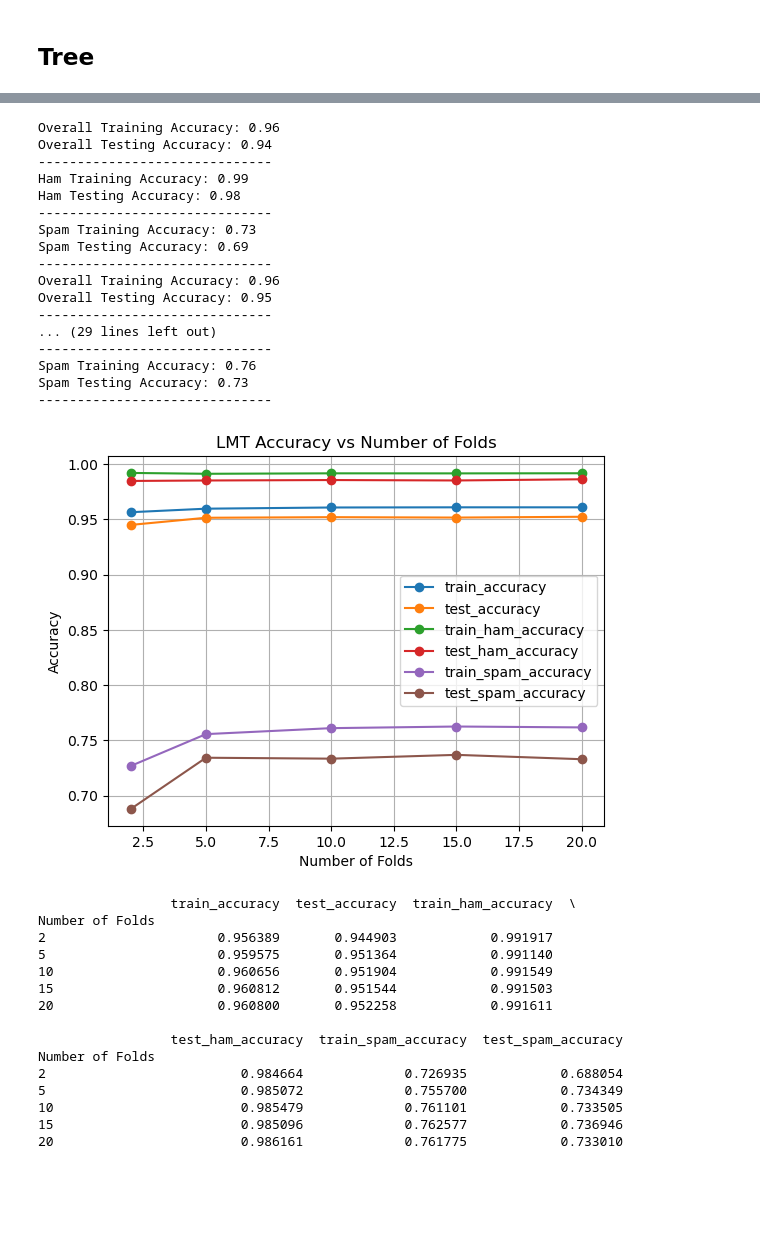
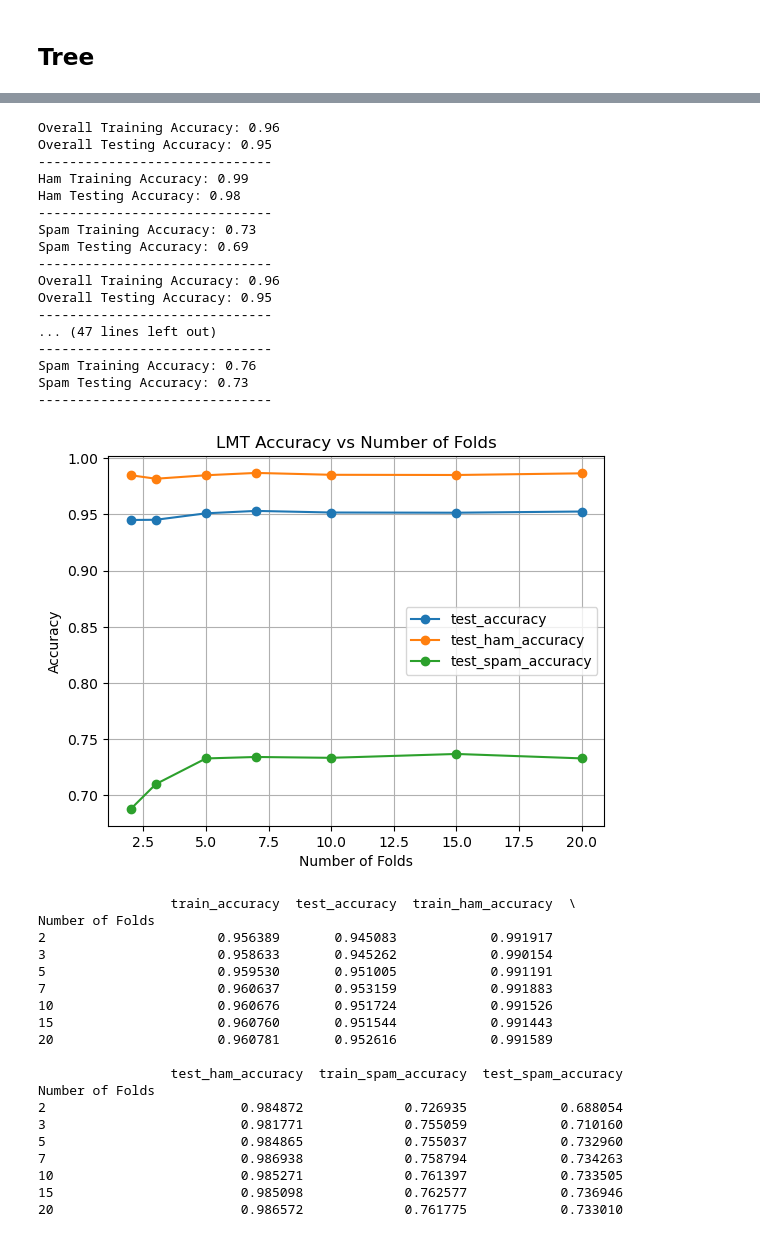
Before and after one commit to mintentha/spamDetection, a Jupyter notebook: spamDetection.ipynb, the cells around one changed output, grey strips where cells are left out. Cells and saved outputs as stored; diff of their text form; code cells hidden in the pictures; blank space fills up the shorter version.

```diff
--- a/spamDetection.ipynb
+++ b/spamDetection.ipynb
@@ -324,7 +329,7 @@ Spam Testing Accuracy: 0.92
 5             0.926951            0.899228
 6             0.960593            0.915132
 # %%
-list_folds = [2, 5, 10, 15, 20]
+list_folds = [2, 3, 5, 7, 10, 15, 20]
 results = {'train_accuracy': [], 'test_accuracy': [],
            'train_ham_accuracy': [], 'test_ham_accuracy': [],
            'train_spam_accuracy': [], 'test_spam_accuracy': []}
@@ -339,7 +344,7 @@ for folds in list_folds:
     results['test_spam_accuracy'].append(test_spam_acc)
 
 # Plot the results
-for key in ['train_accuracy', 'test_accuracy', 'train_ham_accuracy', 'test_ham_accuracy', 'train_spam_accuracy', 'test_spam_accuracy']:
+for key in ['test_accuracy', 'test_ham_accuracy', 'test_spam_accuracy']:
     plt.plot(list_folds, results[key], marker='o', label=key)
 
 plt.title('SVM Accuracy vs Number of Folds')
@@ -389,3 +398,25 @@ Number of Folds
 10                        0.956092             0.865506            0.844533
 15                        0.955747             0.866429            0.849291
 20                        0.956183             0.866408            0.848556
+# %%
+repeats = 10
+results = {'test_accuracy': [],
+           'test_ham_accuracy': [],
+           'test_spam_accuracy': []}
+
+# Run k-fold cross-validation for SVM with k=10, multiple times
+for _ in range(repeats):
+    _, test_acc, _, test_ham_acc, _, test_spam_acc = svm_test(folds=10, max_features=100)
+
+    # Append results
+    results['test_accuracy'].append(test_acc)
+    results['test_ham_accuracy'].append(test_ham_acc)
+    results['test_spam_accuracy'].append(test_spam_acc)
+
+# Save the results in a DataFrame
+df_accuracies = pd.DataFrame(results)
+df_accuracies.index.name = 'Run'
+print(df_accuracies)
+
+# Save results to CSV
+df_accuracies.to_csv('svm_accuracies_k10_repeats.csv', index=True)
@@ -621,6 +670,6 @@ Spam Testing Accuracy: 0.76
 6             0.806297            0.761389
 # %%
-list_folds = [2, 5, 10, 15, 20]
+list_folds = [2, 3, 5, 7, 10, 15, 20]
 results = {'train_accuracy': [], 'test_accuracy': [],
            'train_ham_accuracy': [], 'test_ham_accuracy': [],
            'train_spam_accuracy': [], 'test_spam_accuracy': []}
@@ -635,53 +684,57 @@ for folds in list_folds:
     results['test_spam_accuracy'].append(test_spam_acc)
 
 # Plot the results
-for key in ['train_accuracy', 'test_accuracy', 'train_ham_accuracy', 'test_ham_accuracy', 'train_spam_accuracy', 'test_spam_accuracy']:
+for key in ['test_accuracy', 'test_ham_accuracy', 'test_spam_accuracy']:
     plt.plot(list_folds, results[key], marker='o', label=key)
 
 plt.title('LMT Accuracy vs Number of Folds')
 plt.xlabel('Number of Folds')
 plt.ylabel('Accuracy')
 plt.legend()
 plt.grid(True)
 plt.show()
 
 # Save the results in a DataFrame
 df_accuracies = pd.DataFrame(results, index=list_folds)
 df_accuracies.index.name = 'Number of Folds'
 print(df_accuracies)
 
 df_accuracies.to_csv('lmt_accuracies_by_folds.csv', index=True)
 # %% [output]
 Overall Training Accuracy: 0.96
-Overall Testing Accuracy: 0.94
+Overall Testing Accuracy: 0.95
 ------------------------------
 Ham Training Accuracy: 0.99
 Ham Testing Accuracy: 0.98
 ------------------------------
 Spam Training Accuracy: 0.73
 Spam Testing Accuracy: 0.69
 ------------------------------
 Overall Training Accuracy: 0.96
 Overall Testing Accuracy: 0.95
 ------------------------------
-... (29 lines left out)
+... (47 lines left out)
 ------------------------------
 Spam Training Accuracy: 0.76
 Spam Testing Accuracy: 0.73
 ------------------------------
-[figure, old version]
+[figure, new version]
                  train_accuracy  test_accuracy  train_ham_accuracy  \
 Number of Folds
-2                      0.956389       0.944903            0.991917
-5                      0.959575       0.951364            0.991140
-10                     0.960656       0.951904            0.991549
-15                     0.960812       0.951544            0.991503
-20                     0.960800       0.952258            0.991611
+2                      0.956389       0.945083            0.991917
+3                      0.958633       0.945262            0.990154
+5                      0.959530       0.951005            0.991191
+7                      0.960637       0.953159            0.991883
+10                     0.960676       0.951724            0.991526
+15                     0.960760       0.951544            0.991443
+20                     0.960781       0.952616            0.991589
 
                  test_ham_accuracy  train_spam_accuracy  test_spam_accuracy
 Number of Folds
-2                         0.984664             0.726935            0.688054
-5                         0.985072             0.755700            0.734349
-10                        0.985479             0.761101            0.733505
-15                        0.985096             0.762577            0.736946
-20                        0.986161             0.761775            0.733010
+2                         0.984872             0.726935            0.688054
+3                         0.981771             0.755059            0.710160
+5                         0.984865             0.755037            0.732960
+7                         0.986938             0.758794            0.734263
+10                        0.985271             0.761397            0.733505
+15                        0.985098             0.762577            0.736946
+20                        0.986572             0.761775            0.733010
```
Also changed, not shown: parts of 9 cells of this notebook, 13 other files.
